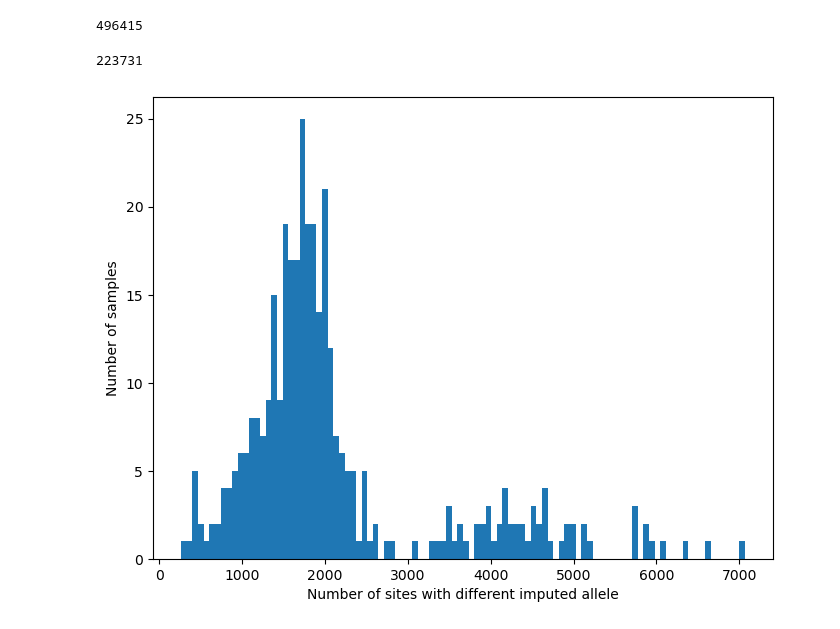
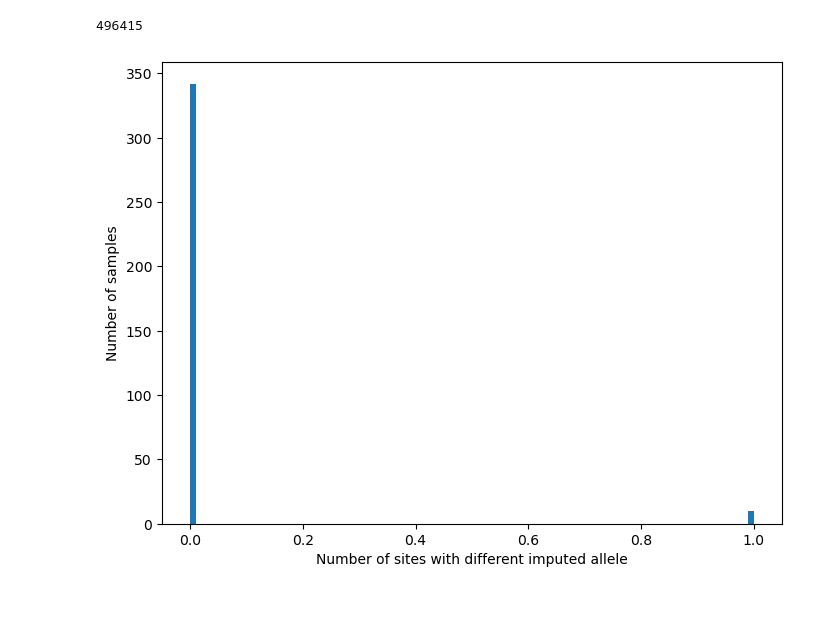
Before and after one commit to szhan/onekg_analysis, a Jupyter notebook: notebooks/compare_lshmm_beagle.ipynb, the cells around one changed output. Cells and saved outputs as stored; diff of their text form; code cells hidden in the pictures.

Commit message:
Update notebook with sample path visualization

```diff
--- a/notebooks/compare_lshmm_beagle.ipynb
+++ b/notebooks/compare_lshmm_beagle.ipynb
@@ -40,12 +56,3 @@ non_chip_site_idx = np.where(np.isin(
 print(len(non_chip_site_idx))
 # %% [output]
 496415
-# %%
-non_chip_site_pos = target_ds_compat.variant_position.values[np.isin(
-    target_ds_compat.variant_position.values,
-    target_chip_ds_compat.variant_position.values,
-    invert=True,
-)]
-print(len(non_chip_site_pos))
-# %% [output]
-223731
@@ -57,23 +59,41 @@ beagle_ds_nonchip_compat = beagle_ds_compat.isel(variants=non_chip_site_idx)
+# %%
+# Identify non-chip sites in both the truth dataset and BEAGLE-imputed dataset
+non_chip_site_pos_in_truth = target_ds_compat.variant_position.values[np.isin(
+    target_ds_compat.variant_position.values,
+    target_chip_ds_compat.variant_position.values,  # Chip-like sites
+    invert=True,
+)]
+non_chip_site_pos_in_beagle = beagle_ds_compat.variant_position.values[np.isin(
+    beagle_ds_compat.variant_position.values,
+    non_chip_site_pos_in_truth,
+)]
+assert np.array_equal(non_chip_site_pos_in_truth, non_chip_site_pos_in_beagle)
+# %%
+non_chip_site_idx_in_truth = np.where(np.isin(target_ds_compat.variant_position.values, non_chip_site_pos_in_truth))[0]
+non_chip_site_idx_in_beagle = np.where(np.isin(beagle_ds_compat.variant_position.values, non_chip_site_pos_in_beagle))[0]
+
+target_ds_non_chip_compat = target_ds_compat.isel(variants=non_chip_site_idx_in_truth)
+beagle_ds_non_chip_compat = beagle_ds_compat.isel(variants=non_chip_site_idx_in_beagle)
 # %%
-# lshmm vs. BEAGLE (non-chip sites)
-diff_lshmm_beagle = np.zeros(
-    2 * lshmm_ds_nonchip_compat.dims["samples"],
+# truth vs. BEAGLE (non-chip sites)
+diff_truth_beagle = np.zeros(
+    2 * target_ds_non_chip_compat.dims["samples"],
     dtype=np.int32
 )
 
 for i in np.arange(lshmm_ds_compat.dims["samples"]):
-    diff_lshmm_beagle[2 * i] = np.sum(np.invert(np.equal(
-        lshmm_ds_nonchip_compat.call_genotype[:, i, 0].values,
-        beagle_ds_nonchip_compat.call_genotype[:, i, 0].values
+    diff_truth_beagle[2 * i] = np.sum(np.invert(np.equal(
+        target_ds_non_chip_compat.call_genotype[:, i, 0].values,
+        beagle_ds_non_chip_compat.call_genotype[:, i, 0].values
     )))
-    diff_lshmm_beagle[2 * i + 1] = np.sum(np.invert(np.equal(
-        lshmm_ds_nonchip_compat.call_genotype[:, i, 1].values,
-        beagle_ds_nonchip_compat.call_genotype[:, i, 1].values
+    diff_truth_beagle[2 * i + 1] = np.sum(np.invert(np.equal(
+        target_ds_non_chip_compat.call_genotype[:, i, 1].values,
+        beagle_ds_non_chip_compat.call_genotype[:, i, 1].values
     )))
 
 fig, ax = plt.subplots(figsize=(8, 6))
-ax.hist(diff_lshmm_beagle, bins=100)
+ax.hist(diff_truth_beagle, bins=100)
 ax.set_ylabel("Number of samples")
 ax.set_xlabel("Number of sites with different imputed allele");
 # %% [output]
-[figure, old version]
+[figure, new version]
```
Also changed, not shown: parts of 13 cells of this notebook.
